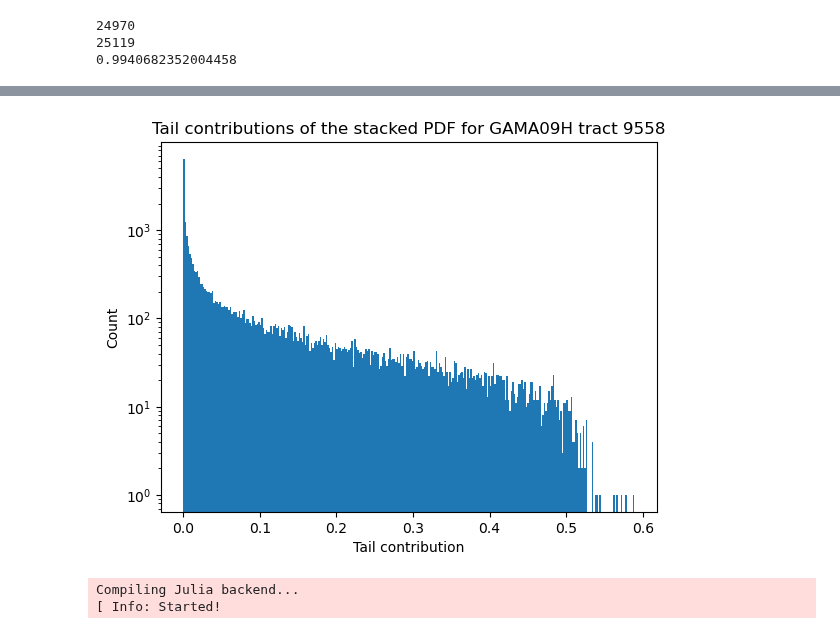
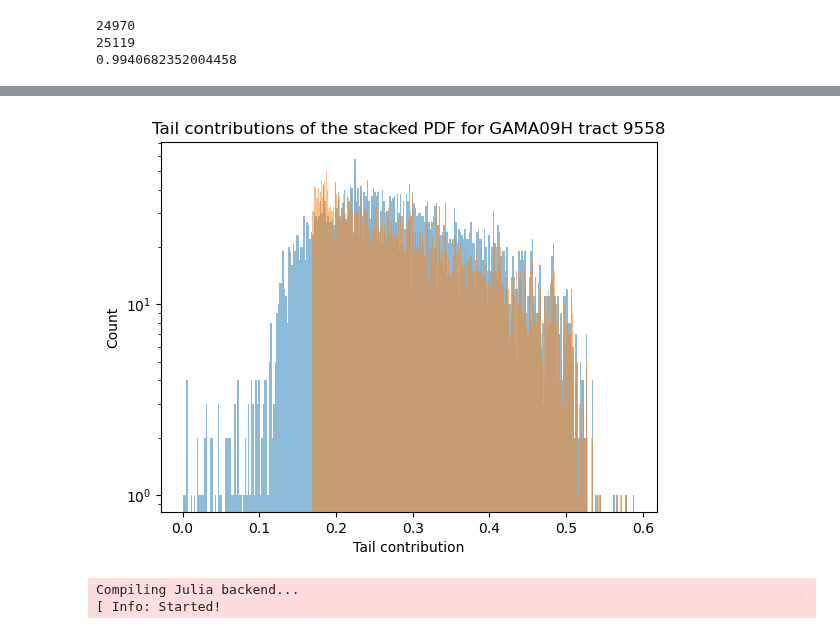
Before and after one commit to JeanCHDJdev/desi-y3-hsc, a Jupyter notebook: src/photoz_cuts/photoz_pdfdnnz_cut.ipynb, the cells around one changed output, grey strips where cells are left out. Saved outputs shown, nothing was run; the diff lists cells and outputs as text; code cells hidden in the pictures.

```diff
--- a/src/photoz_cuts/photoz_pdfdnnz_cut.ipynb
+++ b/src/photoz_cuts/photoz_pdfdnnz_cut.ipynb
@@ -101,9 +121,9 @@ def tail_contribution(probf, lim_tail):
     return np.trapz(probf[mask_tail], x=z_bins[mask_tail]) / np.trapz(probf, x=z_bins)
 # %%
 print(f"No calibration cut : {len(z[zbin_crit_best])}")
-filt_pdf = pdf[calibration_cut & zbin_crit_best]
-filt_z = z[calibration_cut & zbin_crit_best]
-filt_phot = phot[calibration_cut & zbin_crit_best]
+filt_pdf = pdf[zbin_crit_best]
+filt_z = z[zbin_crit_best]
+filt_phot = phot[zbin_crit_best]
 print(filt_pdf.shape, filt_z.shape, filt_phot.shape)
 # %% [output]
 No calibration cut : 25119
@@ -154,11 +179,18 @@ print(X.shape, y.shape)
 # %%
-plt.hist(tails, bins=300)
+symexpr = ((mean_mode_diff + std_dnnz) * 0.5395833) - 0.043832403
+tails = np.array(tails)
+sym_thresh = np.percentile(symexpr, 80)
+mask_20pc = symexpr > sym_thresh
+true_thresh = np.percentile(tails, 80)
+mask_20pc_tail = tails > true_thresh
+plt.hist(tails[mask_20pc], bins=300, alpha=0.5)
+plt.hist(tails[mask_20pc_tail], bins=300, alpha=0.5)
 plt.xlabel('Tail contribution')
 plt.ylabel('Count')
 plt.title('Tail contributions of the stacked PDF for GAMA09H tract 9558')
 plt.yscale('log')
 # %% [output]
-[figure, old version]
+[figure, new version]
 # %%
 model = PySRRegressor(
     model_selection="best",
```
Also changed, not shown: parts of 8 cells of this notebook, 3 other files.
